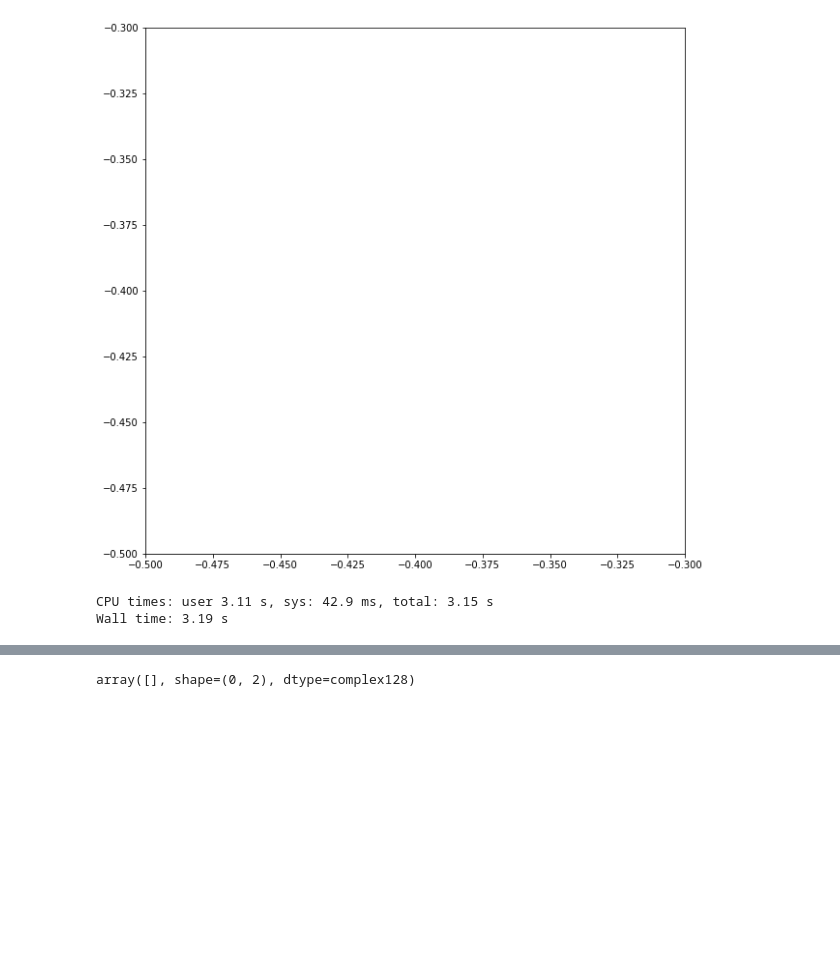
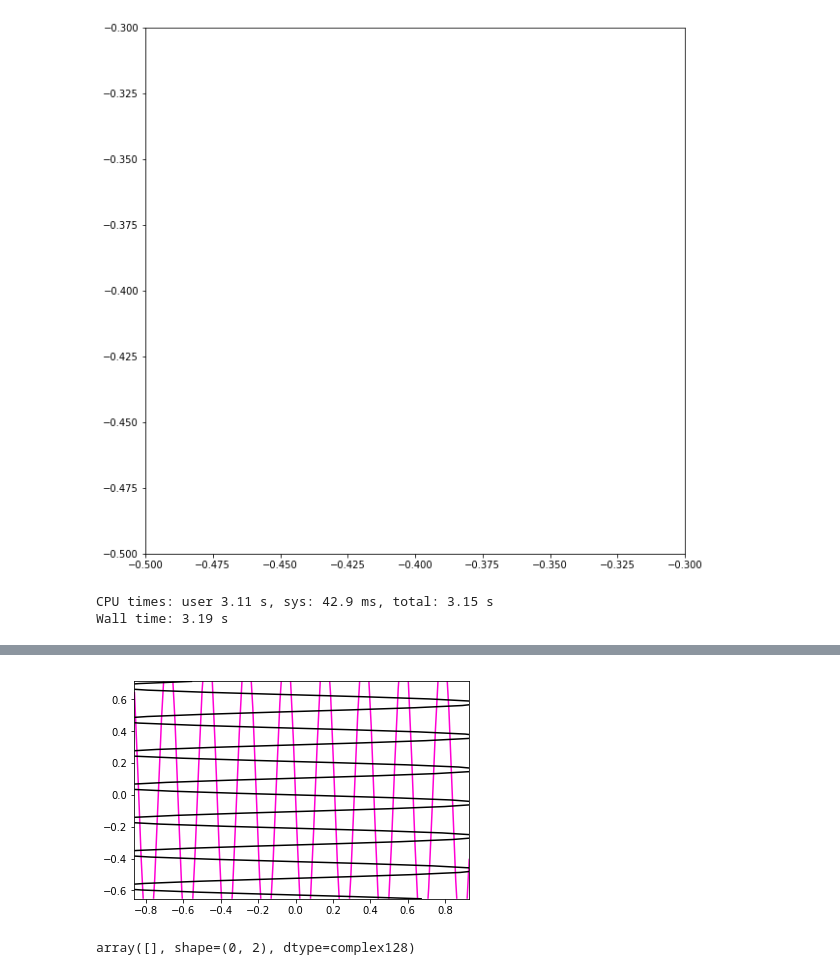
Before and after one commit to tylerjarvis/RootFinding, a Jupyter notebook: TestStuff.ipynb, the cells around one changed output, grey strips where cells are left out. Drawn from its saved outputs; the diff is of its cells as text; code cells hidden in the pictures; blank space fills up the shorter version.

Commit message:
fix contour plotting

```diff
--- a/TestStuff.ipynb
+++ b/TestStuff.ipynb
@@ -375,3 +377,29 @@ The percent solved by each was [60.  0.  0. 40.  0.]
+# %%
+from numalgsolve.polynomial import Polynomial
+funcs = [f,g]
+result = zeros2
+
+contour_colors = ['#FF00D4','w']
+contour_colors[1] = 'k'
+x = np.linspace(-a[0],b[0],100)
+y = np.linspace(-a[1],b[1],100)
+X,Y = np.meshgrid(x,y)
+
+for i in range(dim):
+    if isinstance(funcs[i], Polynomial):
+        Z = np.zeros_like(X)
+        for spot,num in np.ndenumerate(X):
+            Z[spot] = funcs[i]([X[spot],Y[spot]])
+        plt.contour(X,Y,Z,levels=[0],colors=contour_colors[i])
+    else:
+        plt.contour(X,Y,funcs[i](X,Y),levels=[0],colors=contour_colors[i])
+
+#Plot the zeros
+# plt.plot(np.real(result[:,0]), np.real(result[:,1]),'o',color = 'k')
+
+plt.show()
+# %% [output]
+[figure, added]
 # %%
 new_zeros = zeros2[zeros2[:,0] > .6]
 # %%
```
Also changed, not shown: parts of 1 cell of this notebook, 1 other file.
